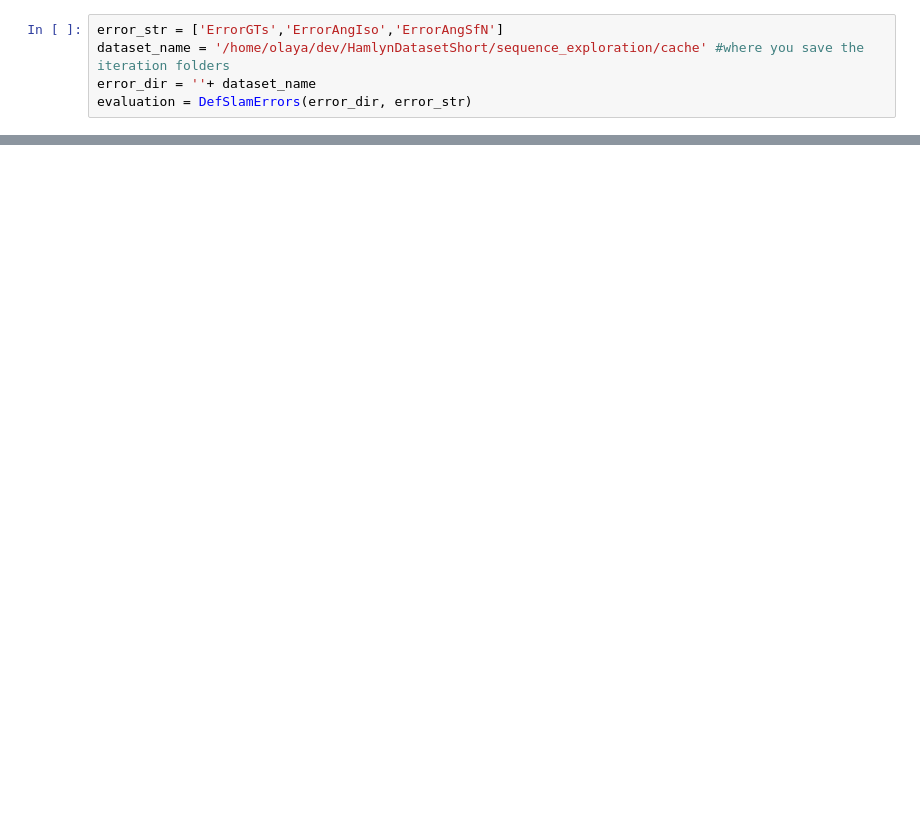
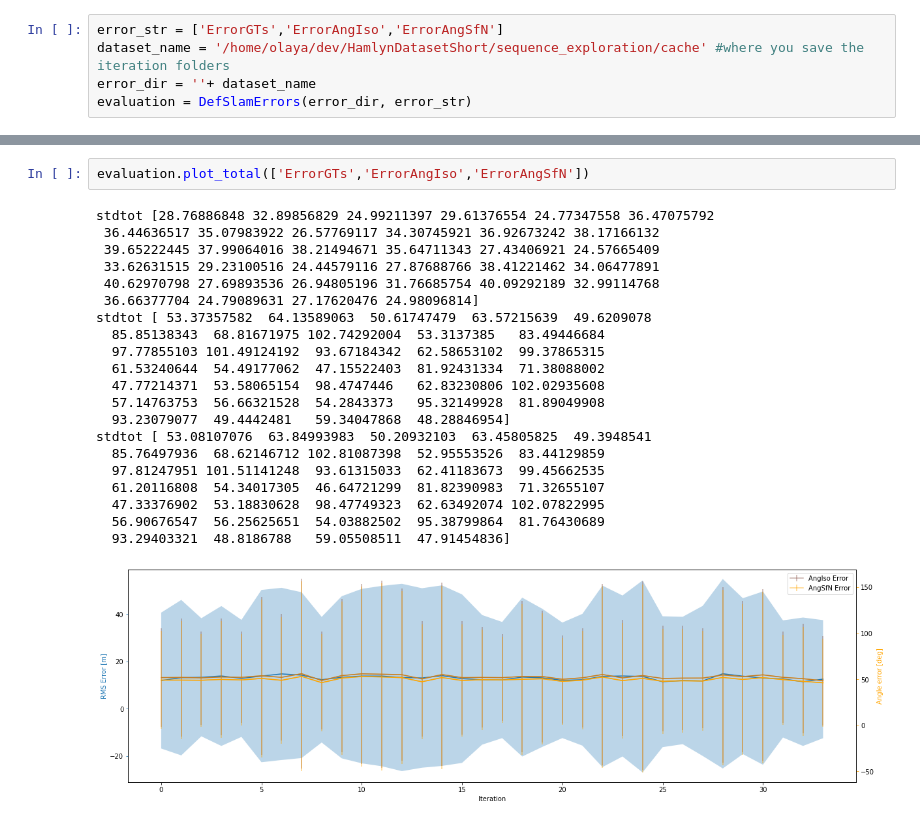
Before and after one commit to UZ-SLAMLab/DefSLAM, a Jupyter notebook: scripts/plotting.ipynb, the cells around one changed output, grey strips where cells are left out. Saved outputs shown, nothing was run; the diff lists cells and outputs as text; blank space fills up the shorter version.

```diff
--- a/scripts/plotting.ipynb
+++ b/scripts/plotting.ipynb
@@ -292,0 +330,24 @@ evaluation.plot_total(['ErrorAngIso','ErrorAngSfN'])
+# %%
+evaluation.plot_total(['ErrorGTs','ErrorAngIso','ErrorAngSfN'])
+# %% [output]
+stdtot [28.76886848 32.89856829 24.99211397 29.61376554 24.77347558 36.47075792
+ 36.44636517 35.07983922 26.57769117 34.30745921 36.92673242 38.17166132
+ 39.65222445 37.99064016 38.21494671 35.64711343 27.43406921 24.57665409
+ 33.62631515 29.23100516 24.44579116 27.87688766 38.41221462 34.06477891
+ 40.62970798 27.69893536 26.94805196 31.76685754 40.09292189 32.99114768
+ 36.66377704 24.79089631 27.17620476 24.98096814]
+stdtot [ 53.37357582  64.13589063  50.61747479  63.57215639  49.6209078
+  85.85138343  68.81671975 102.74292004  53.3137385   83.49446684
+  97.77855103 101.49124192  93.67184342  62.58653102  99.37865315
+  61.53240644  54.49177062  47.15522403  81.92431334  71.38088002
+  47.77214371  53.58065154  98.4747446   62.83230806 102.02935608
+  57.14763753  56.66321528  54.2843373   95.32149928  81.89049908
+  93.23079077  49.4442481   59.34047868  48.28846954]
+stdtot [ 53.08107076  63.84993983  50.20932103  63.45805825  49.3948541
+  85.76497936  68.62146712 102.81087398  52.95553526  83.44129859
+  97.81247951 101.51141248  93.61315033  62.41183673  99.45662535
+  61.20116808  54.34017305  46.64721299  81.82390983  71.32655107
+  47.33376902  53.18830628  98.47749323  62.63492074 102.07822995
+  56.90676547  56.25625651  54.03882502  95.38799864  81.76430689
+  93.29403321  48.8186788   59.05508511  47.91454836]
+[figure, added]
```
Also changed, not shown: parts of 18 cells of this notebook.
